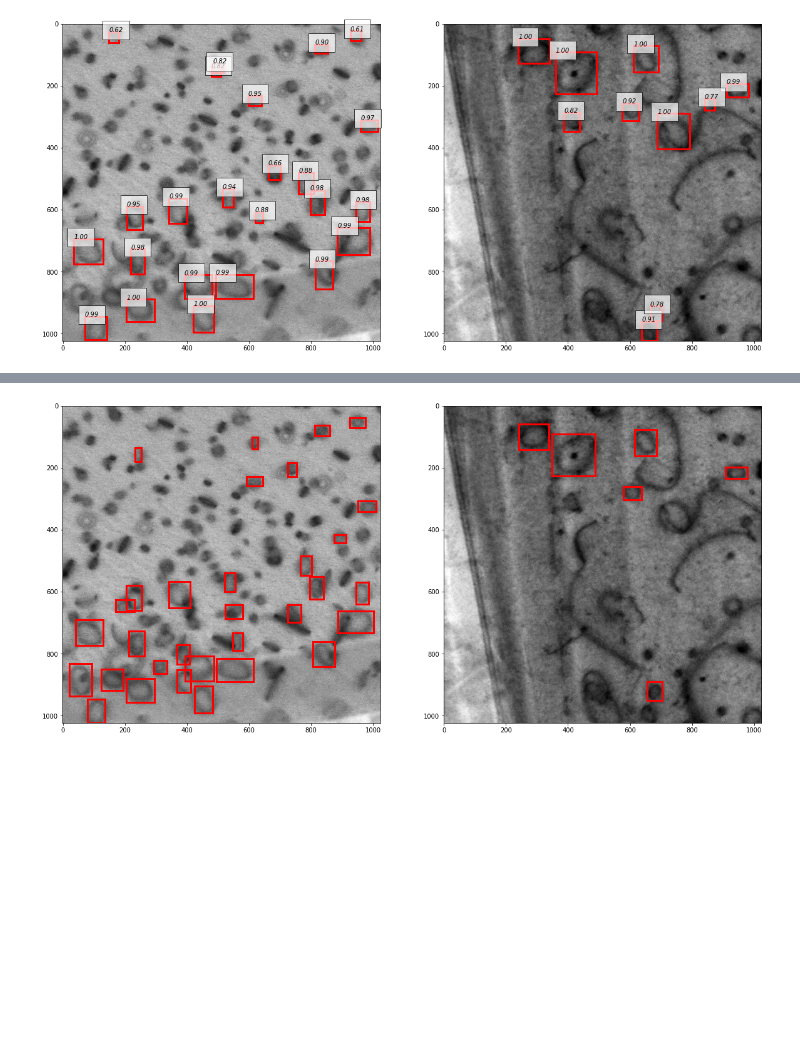
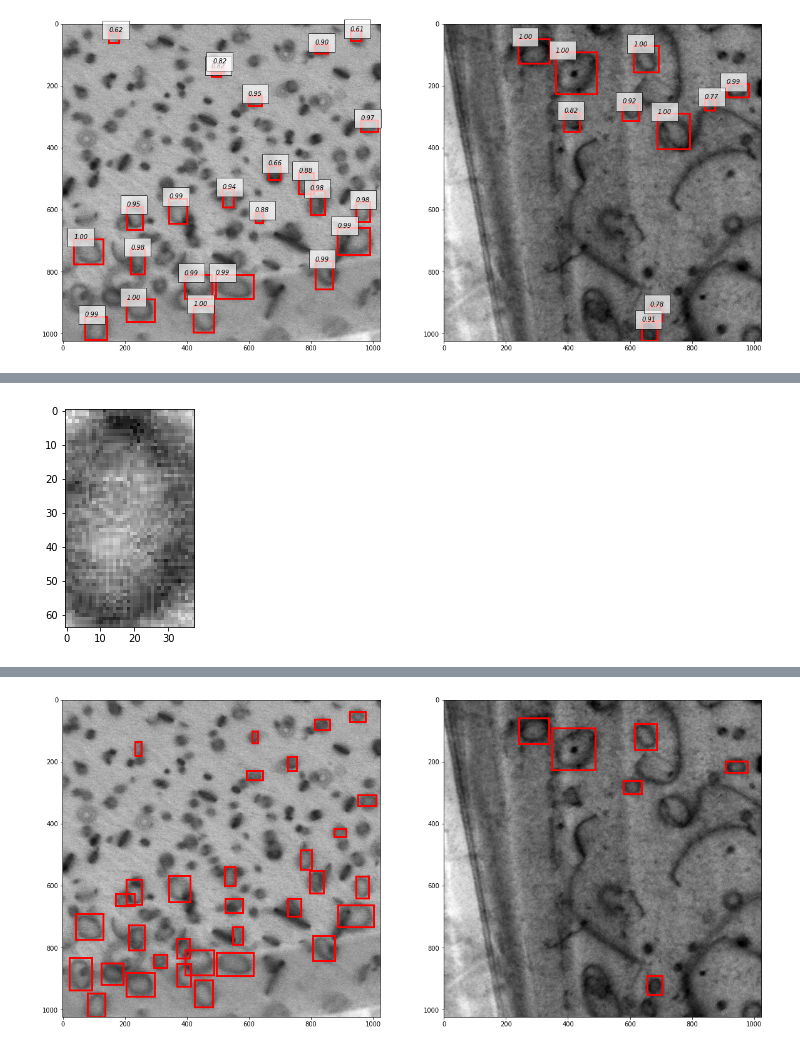
Before and after one commit to uw-cmg/Defect-Detection, a Jupyter notebook: Defect detection debug.ipynb, the cells around one changed output, grey strips where cells are left out. Saved outputs shown, nothing was run; the diff lists cells and outputs as text; code cells hidden in the pictures; blank space fills up the shorter version.

```diff
--- a/Defect detection debug.ipynb
+++ b/Defect detection debug.ipynb
@@ -160,0 +189,4 @@ plt.show()
+# %%
+imageUtils.showImage(image)
+# %% [output]
+[figure, added]
```
Also changed, not shown: parts of 11 cells of this notebook, 2 other files.
